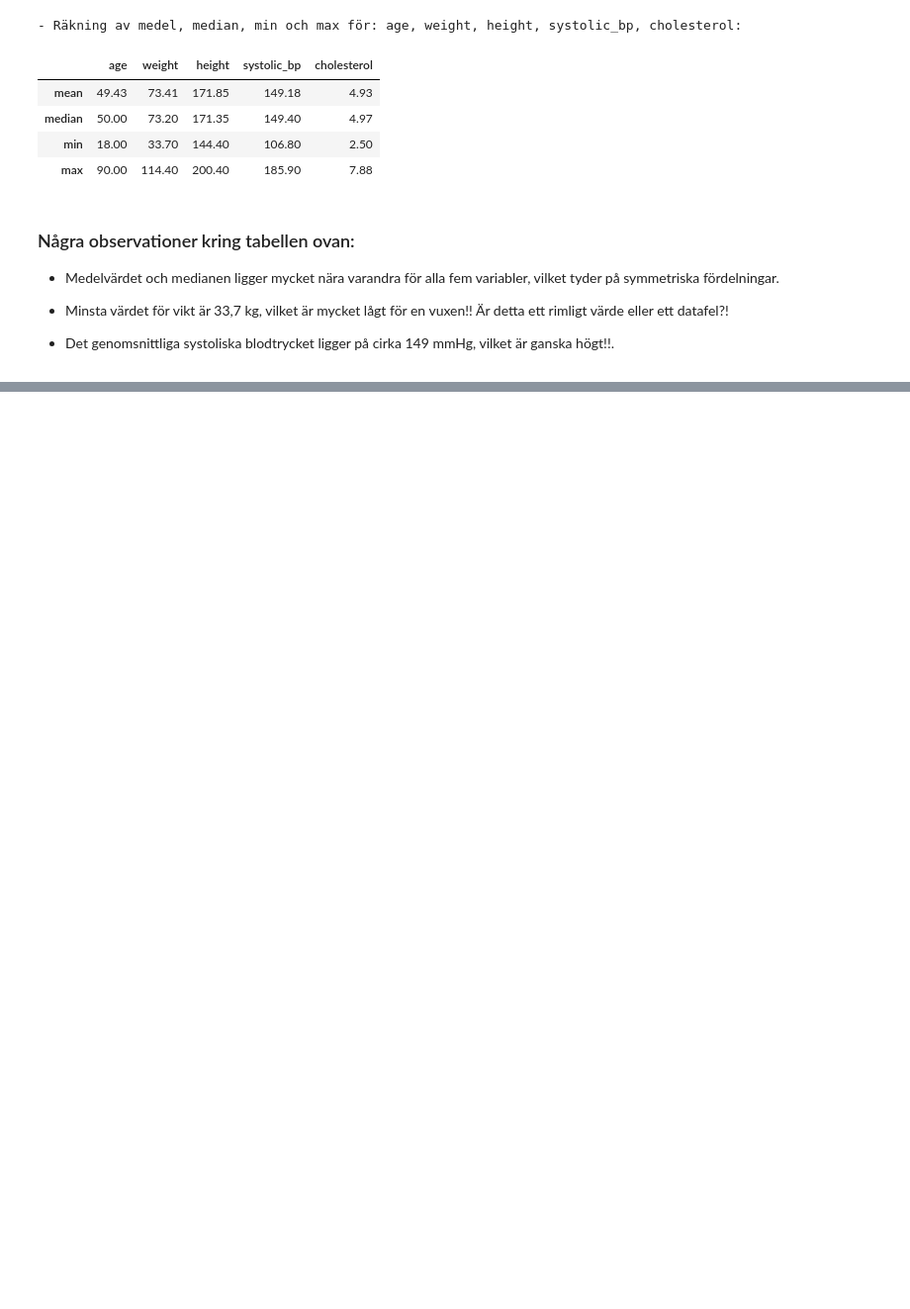
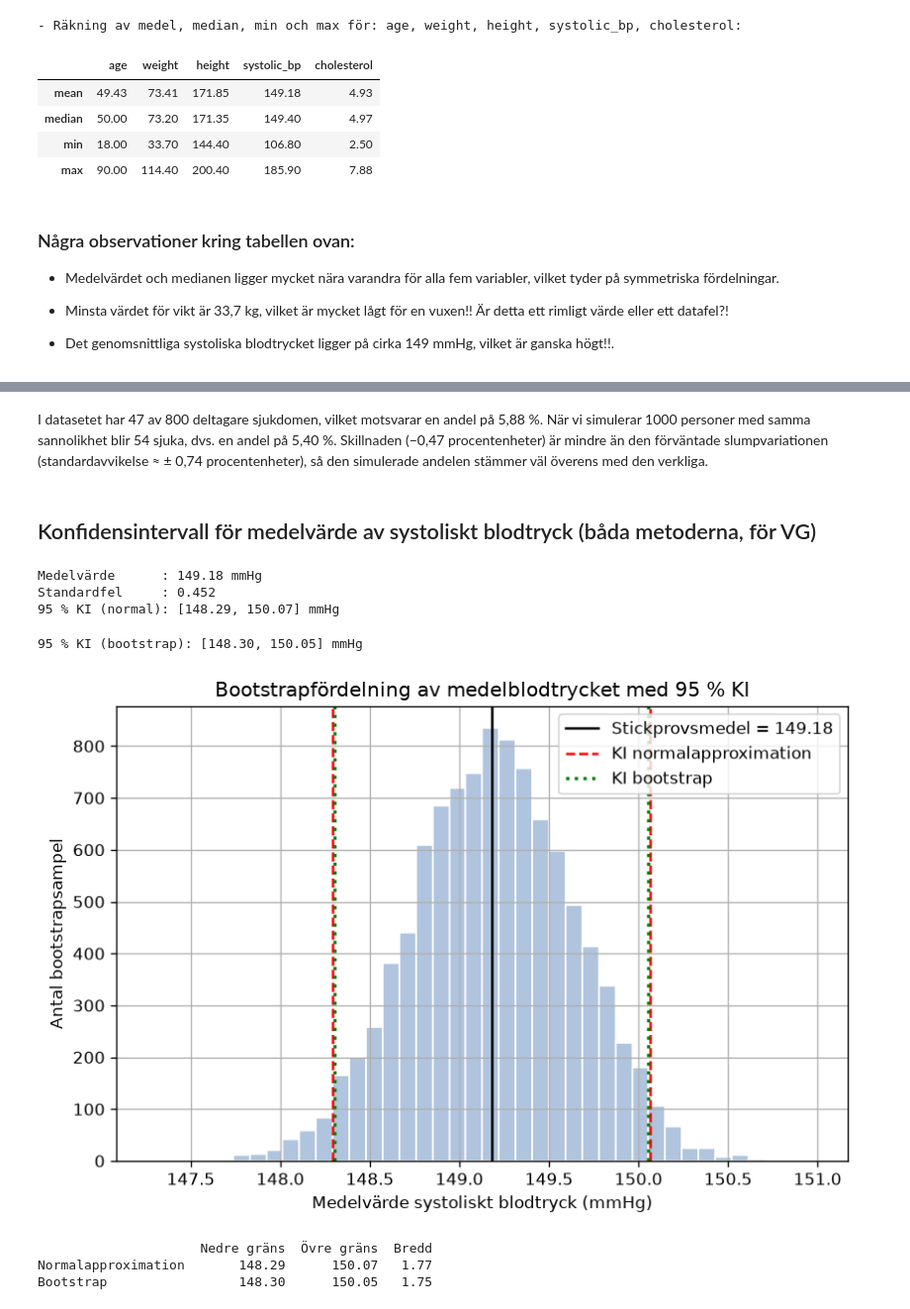
Before and after one commit to Sherif-iconvo/ecutbildning_DS26_individuell_uppgift_health-study-analysis, a Jupyter notebook: notebooks/01_del1_grundlaggande_analys.ipynb, the cells around one changed output, grey strips where cells are left out. Shown at 99% size. Cells and saved outputs as stored; diff of their text form; code cells hidden in the pictures; blank space fills up the shorter version.

Commit message:
Jag lade till svaren för avsnitten: Beskrivande analys, Simulering kopplad till caset, konfidensintervall, i 01_del1_grundlaggande_analys.ipynb

```diff
--- a/notebooks/01_del1_grundlaggande_analys.ipynb
+++ b/notebooks/01_del1_grundlaggande_analys.ipynb
@@ -153,0 +214,79 @@ plt.show()
+# %% [markdown]
+I datasetet har 47 av 800 deltagare sjukdomen, vilket motsvarar en andel på 5,88 %. När vi simulerar 1000 personer med samma sannolikhet blir 54 sjuka, dvs. en andel på 5,40 %. Skillnaden (−0,47 procentenheter) är mindre än den förväntade slumpvariationen (standardavvikelse ≈ ± 0,74 procentenheter), så den simulerade andelen stämmer väl överens med den verkliga.
+# %% [markdown]
+## Konfidensintervall för medelvärde av systoliskt blodtryck (båda metoderna, för VG)
+# %%
+# normalapproximation
+
+def ci_mean_normal(x, confidence=0.95):
+    '''
+    95%-CI för medel med normal-approximation:
+    medel -+  1.96 * (s / sqrt(n))
+    '''
+    x = np.asarray(x, dtype=float)
+    mean__x = float(np.mean(x))
+    s = float(np.std(x, ddof=1))            # stickprovsstandardavvikelse
+    n = len(x)
+
+    z_critical = 1.96
+    half_width = z_critical * s / sqrt(n)               # = z * SE
+    lo, hi = mean__x - half_width, mean__x + half_width
+    return lo, hi, mean__x, s, n
+
+lo, hi, mean__x, s, n = ci_mean_normal(df["systolic_bp"])
+
+print(f"Medelvärde      : {mean__x:.2f} mmHg")
+print(f"Standardfel     : {(s / sqrt(n)):.3f}")
+print(f"95 % KI (normal): [{lo:.2f}, {hi:.2f}] mmHg")
+# %% [output]
+Medelvärde      : 149.18 mmHg
+Standardfel     : 0.452
+95 % KI (normal): [148.29, 150.07] mmHg
+# %%
+# bootstrap
+
+def ci_mean_bootstrp(x, B=5000, confidence=0.95):
+    x = np.asarray(x, dtype=float)
+    n = len(x)
+    boot_means = np.empty(B)
+    for b in range(B):
+        boot_sample = np.random.choice(x, size=n, replace=True)
+        boot_means[b] = np.mean(boot_sample)
+
+    alpha = (1 - confidence) / 2      # 2.5:e procentilen och 97.5:e procentilen
+    lo, hi = np.percentile(boot_means, [100*alpha, 100*(1 - alpha)])
+    return float(lo), float(hi), float(np.mean(x)), np.asarray(boot_means, dtype=float)
+
+blo, bhi, bmean, boot_means = ci_mean_bootstrp(df["systolic_bp"], B=10_000)
+
+print(f"95 % KI (bootstrap): [{blo:.2f}, {bhi:.2f}] mmHg")
+# %% [output]
+95 % KI (bootstrap): [148.30, 150.05] mmHg
+# %%
+fig, ax = plt.subplots()
+ax.hist(boot_means, bins=40, color="lightsteelblue", edgecolor="white")
+
+ax.axvline(mean__x, color="black", linestyle="-", label=f"Stickprovsmedel = {mean__x:.2f}")
+ax.axvline(lo, color="red", linestyle="--", label="KI normalapproximation")
+ax.axvline(hi, color="red", linestyle="--")
+ax.axvline(blo, color="green", linestyle=":", linewidth=2, label="KI bootstrap")
+ax.axvline(bhi, color="green", linestyle=":", linewidth=2)
+
+ax.set_title("Bootstrapfördelning av medelblodtrycket med 95 % KI")
+ax.set_xlabel("Medelvärde systoliskt blodtryck (mmHg)")
+ax.set_ylabel("Antal bootstrapsampel")
+ax.legend()
+plt.show()
+
+comparison = pd.DataFrame({
+    "Nedre gräns": [lo, blo],
+    "Övre gräns": [hi, bhi],
+    "Bredd": [hi - lo, bhi - blo],
+}, index=["Normalapproximation", "Bootstrap"]).round(2)
+
+print(comparison)
+# %% [output]
+[figure, added]
+                     Nedre gräns  Övre gräns  Bredd
+Normalapproximation       148.29      150.07   1.77
+Bootstrap                 148.30      150.05   1.75
```
Also changed, not shown: parts of 8 cells of this notebook.
